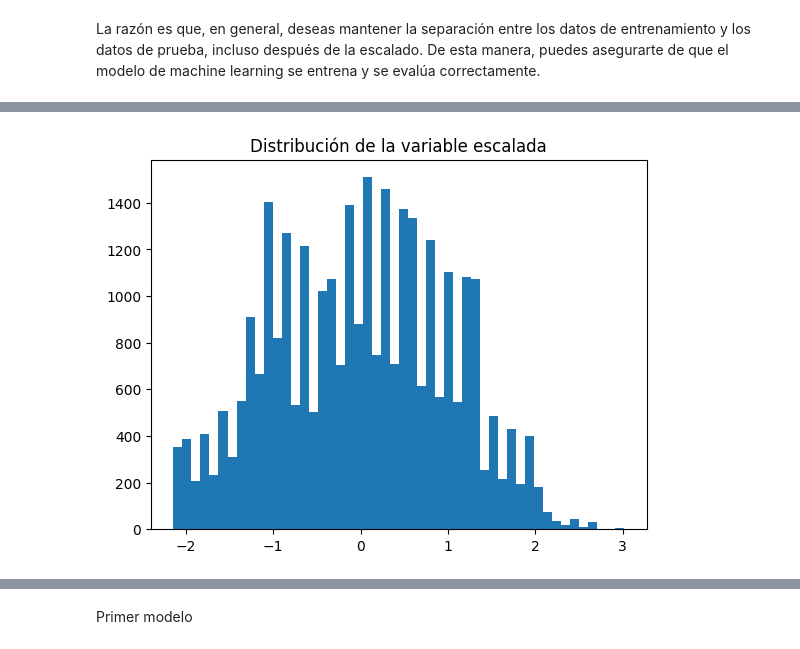
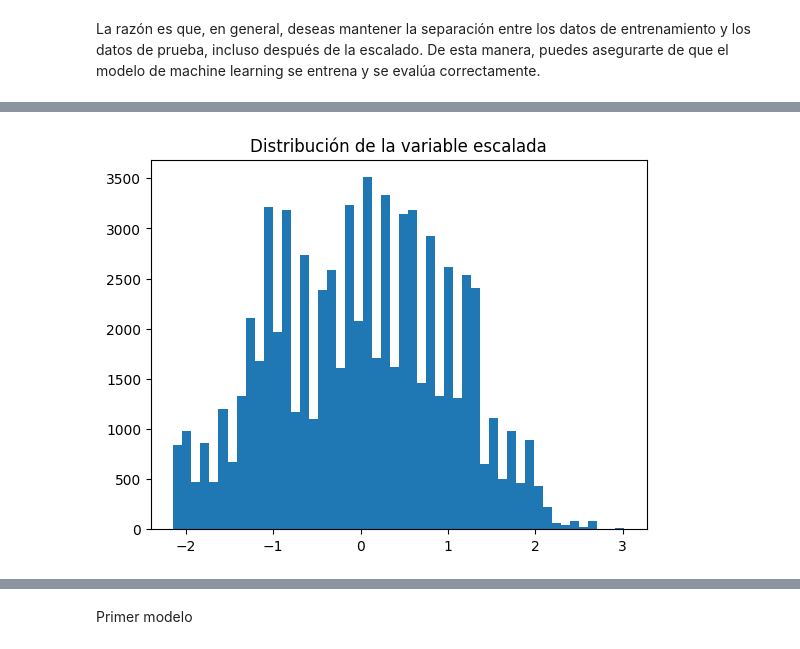
Before and after one commit to AI-School-F5-P3/F5-Aerolineas-G2, a Jupyter notebook: 0_limpiarNote.ipynb, the cells around one changed output, grey strips where cells are left out. Drawn from its saved outputs; the diff is of its cells as text; code cells hidden in the pictures.

Commit message:
limpio, codificado, escalado, y entrenamiento

```diff
--- a/0_limpiarNote.ipynb
+++ b/0_limpiarNote.ipynb
@@ -318,0 +189,34 @@ Antes de hacer la matriz de correlación, hay que convertir las columnas que son
+# %%
+import pandas as pd
+import numpy as np
+from sklearn.preprocessing import StandardScaler
+from sklearn.compose import ColumnTransformer
+from sklearn.preprocessing import OneHotEncoder
+
+# 2. Crear el preprocesador
+preprocessor = ColumnTransformer(
+    transformers=[
+        ('num', StandardScaler(), data_num.columns),
+        ('cat', OneHotEncoder(), variables_categoricas) #Usamos drop='first' en OneHotEncoder para evitar la trampa de las variables dummy.
+    ],
+    remainder='passthrough')
+# %%
+# 3. Ajustar y transformar los datos de entrenamiento
+x_train_processed = preprocessor.fit_transform(x_train)
+
+# 4. Transformar los datos de prueba
+x_test_processed = preprocessor.transform(x_test)
+
+# 5. Convertir a DataFrames de pandas
+# Obtenemos los nombres de las columnas después del preprocesamiento
+onehot_encoder = preprocessor.named_transformers_['cat']
+cat_feature_names = onehot_encoder.get_feature_names_out(variables_categoricas) #Este método ahora genera nombres de características de salida después de aplicar el One-Hot Encoding. Asegúrate de que categorical_cols contenga las columnas que se codificarán.
+feature_names = list(data_num.columns) + list(cat_feature_names)+list(variables_ordinales)
+#print(feature_names)
+
+print(cat_feature_names)
+print(len(cat_feature_names))
+
+
+print(feature_names)
+print(len(feature_names))
@@ -318,0 +231,5 @@ Antes de hacer la matriz de correlación, hay que convertir las columnas que son
+# %%
+x_train_processed_df = pd.DataFrame(x_train_processed, columns=feature_names,index=x_train.index)
+x_test_processed_df = pd.DataFrame(x_test_processed, columns=feature_names, index=x_test.index)
+
+x_test_processed_df
@@ -487,13 +306,13 @@ y_test.to_csv(path + '/y_test.csv')
 # %%
 import matplotlib.pyplot as plt
 
 # Histograma de la variable escalada
-plt.hist(x_test['Age'], bins=50)
+plt.hist(x_train_processed_df['Age'], bins=50)
 plt.title('Distribución de la variable escalada')
 plt.show()
 
 # Histograma de la variable no escalada ---> usar de A´ngel
 # %% [output]
-[figure, old version]
+[figure, new version]
 # %%
 print('Estadísticas descriptivas de la variable escalada:')
```
Also changed, not shown: parts of 27 cells of this notebook.
